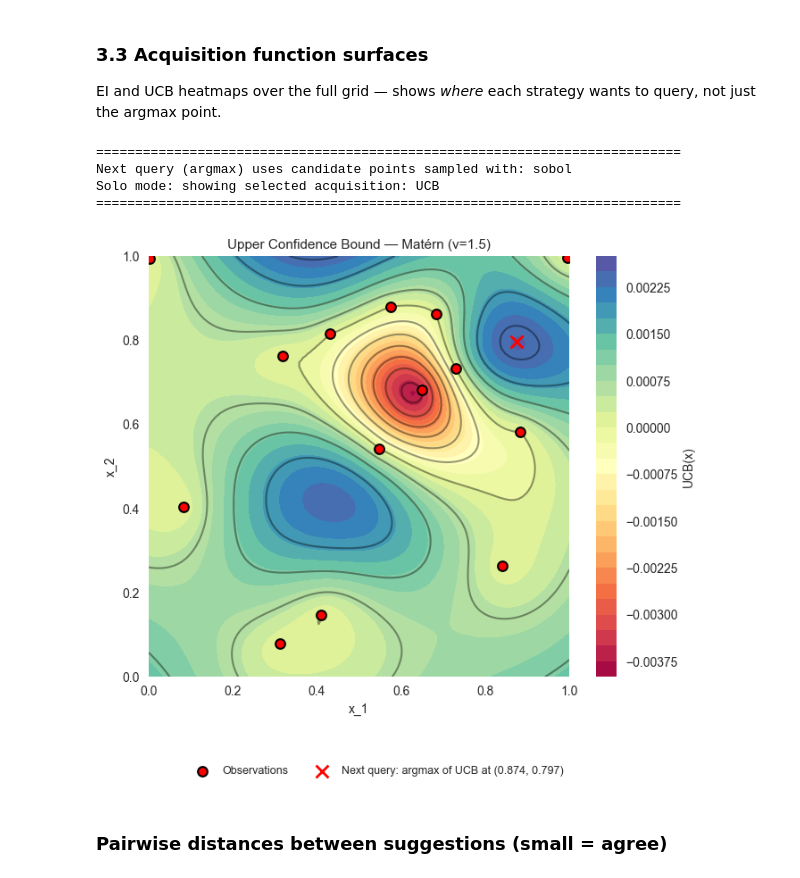
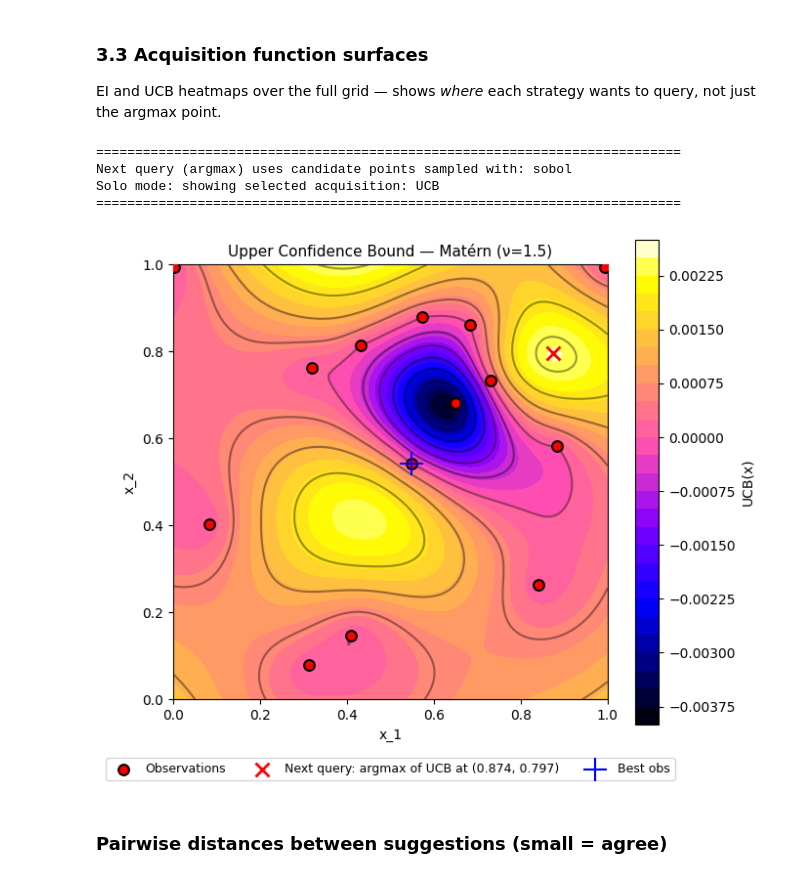
Before and after one commit to karefyllidis/black-box-optimization, a Jupyter notebook: notebooks/function_1_Radiation-Detection.ipynb, the cells around one changed output. Saved outputs shown, nothing was run; the diff lists cells and outputs as text; code cells hidden in the pictures.

```diff
--- a/notebooks/function_1_Radiation-Detection.ipynb
+++ b/notebooks/function_1_Radiation-Detection.ipynb
@@ -16,7 +16,6 @@ from mpl_toolkits.mplot3d import Axes3D
 from pathlib import Path
 from scipy.stats import norm
 import matplotlib.pyplot as plt
-plt.style.use("seaborn-v0_8")
 
 # ==== Project path + internal utilities ====
 repo_root = Path.cwd() if (Path.cwd() / "src").exists() else Path.cwd().parent
@@ -541,7 +540,7 @@ if USE_ENSEMBLE:
         (ax2, PI_surf,  x_best_PI,  "PI(x)",  "Probability of Improvement"),
         (ax3, UCB_surf, x_best_UCB, "UCB(x)", "Upper Confidence Bound"),
     ]:
-        cf = ax.contourf(X1g, X2g, surf, levels=30, cmap="Spectral")
+        cf = ax.contourf(X1g, X2g, surf, levels=30, cmap="gnuplot2")
         ax.contour(X1g, X2g, surf, levels=10, colors="k", linewidths=0.3, alpha=0.4)
         fig.colorbar(cf, ax=ax).set_label(label, fontsize=10)
         ax.scatter(X[:, 0], X[:, 1], c="white", s=60, edgecolors="r", zorder=5, label="Observations", linewidths=1.5)
@@ -554,36 +553,37 @@ else:
     _acq_display = {
         "EI":  (EI_surf,  x_best_EI,  "EI(x)",  "Expected Improvement"),
         "PI":  (PI_surf,  x_best_PI,  "PI(x)",  "Probability of Improvement"),
         "UCB": (UCB_surf, x_best_UCB, "UCB(x)", "Upper Confidence Bound"),
     }
     surf, x_argmax, cbar_label, title_name = _acq_display.get(SOLO_STRATEGY, _acq_display["EI"])
     fig, ax = plt.subplots(1, 1, figsize=(7, 6))
-    cf = ax.contourf(X1g, X2g, surf, levels=30, cmap="Spectral")
+    cf = ax.contourf(X1g, X2g, surf, levels=30, cmap="gnuplot2")
     ax.contour(X1g, X2g, surf, levels=10, colors="k", linewidths=1.5, alpha=0.4, linestyles="-")
     fig.colorbar(cf, ax=ax).set_label(cbar_label, fontsize=10)
     ax.scatter(X[:, 0], X[:, 1], c="r", s=60, edgecolors="k", zorder=5, label="Observations", linewidths=1.5)
     ax.scatter(*x_argmax, s=100, marker="x", c="red", zorder=10, label=f"Next query: argmax of {SOLO_STRATEGY} at ({x_argmax[0]:.3f}, {x_argmax[1]:.3f})", linewidths=2)
     ax.set_xlabel("x_1", fontsize=10); ax.set_ylabel("x_2", fontsize=10)
+    ax.scatter(*best_x_so_far, s=300, marker="+", c="blue", linewidths=1.5, zorder=8, label="Best obs")
     ax.set_title(f"{title_name} — {best_name}", fontsize=11)
-    ax.legend(fontsize=9, loc="lower right", framealpha=0.95, bbox_to_anchor=(1, -0.25), ncol=2, borderaxespad=0.1)
+    ax.legend(fontsize=9, loc="lower center", bbox_to_anchor=(0.5, -0.2), ncol=3)
     ax.set_aspect("equal")
 
 fig.tight_layout()
 if IF_EXPORT_PLOT:
     out_dir = PLOT_EXPORT_DIR
     assert_not_under_initial_data(out_dir, project_root=repo_root)
     out_dir.mkdir(parents=True, exist_ok=True)
     fname = "function_1_acquisition_ensemble.png" if USE_ENSEMBLE else "function_1_acquisition_surface.png"
     fig.savefig(out_dir / fname, dpi=150, bbox_inches="tight")
     print("Saved acquisition surface plot")
 if IF_SHOW_PLOT:
     plt.show()
 # %% [output]
 ===========================================================================
 Next query (argmax) uses candidate points sampled with: sobol
 Solo mode: showing selected acquisition: UCB
 ===========================================================================
-[figure, old version]
+[figure, new version]
 # %%
 # Warn if posterior uncertainty is near zero (EI/PI collapse to near-zero suggestions)
 sigma_max = max(np.nanmax(sigma_gp_RBF), np.nanmax(sigma_gp_Matern))
```
Also changed, not shown: parts of 4 cells of this notebook.
